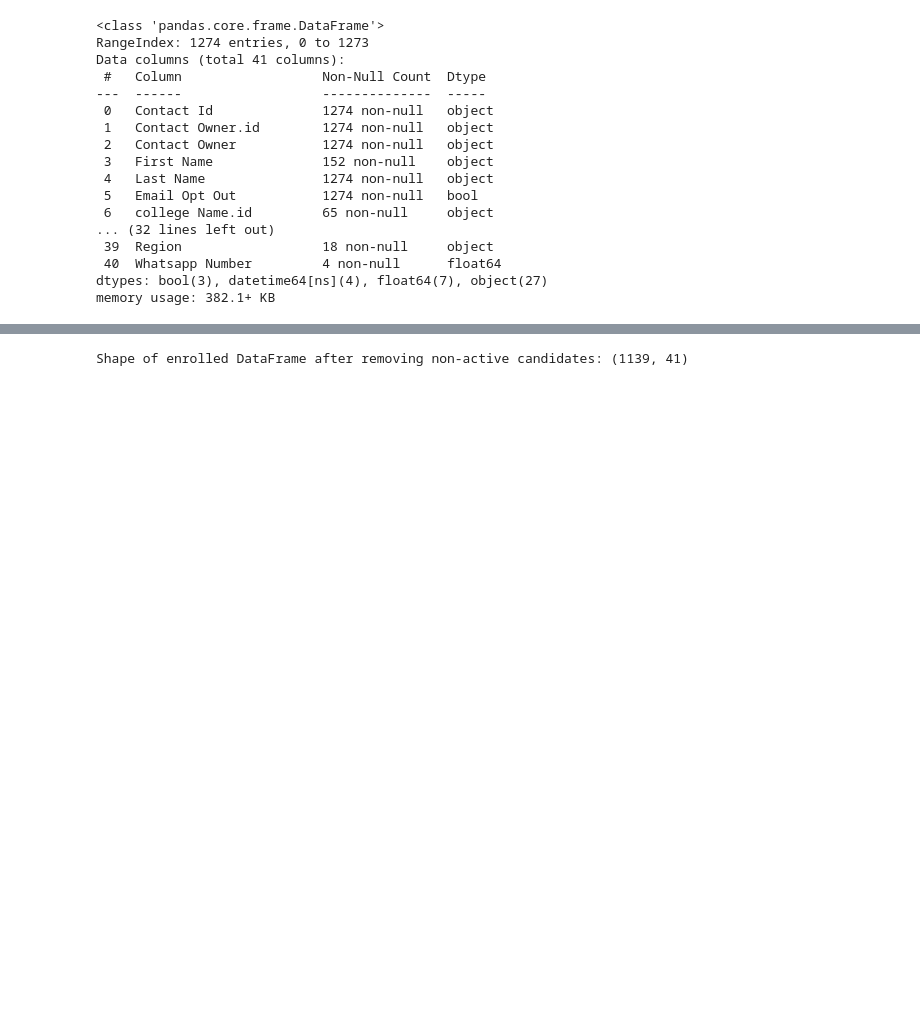
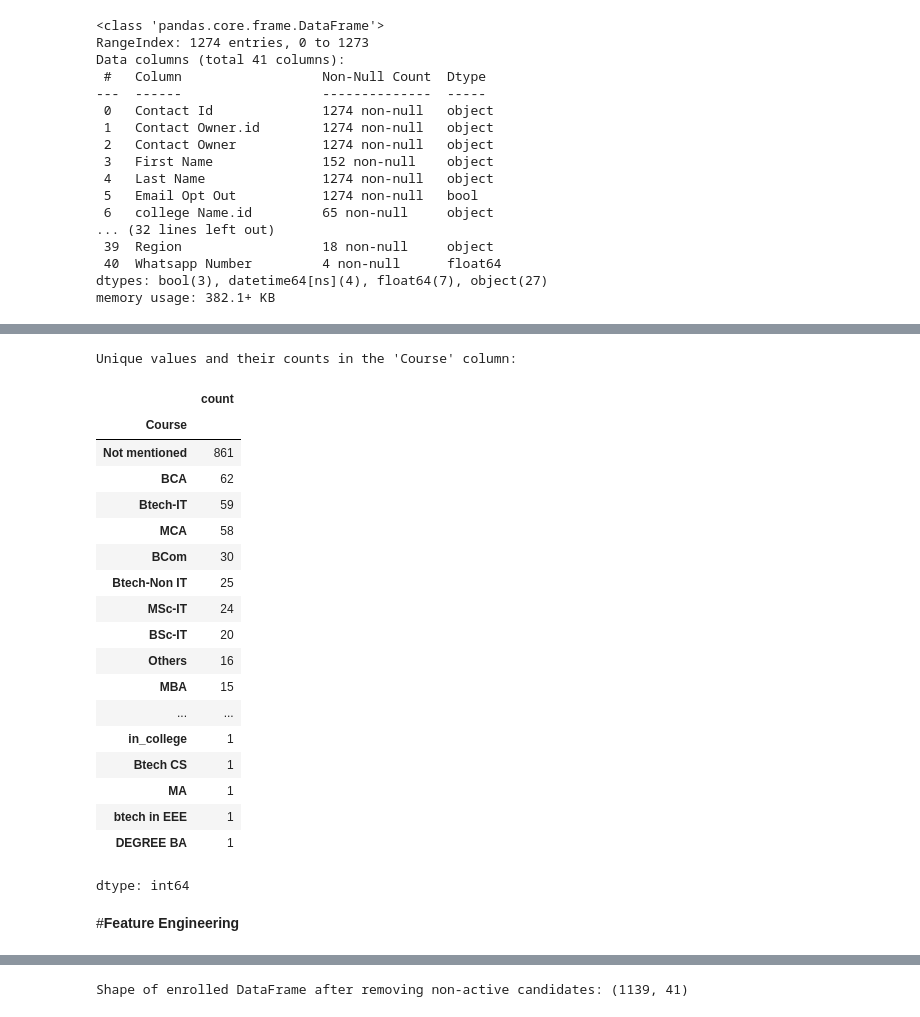
Before and after one commit to eldhosekroy/churn_prediction, a Jupyter notebook: Churn_data.ipynb, the cells around one changed output, grey strips where cells are left out. Cells and saved outputs as stored; diff of their text form; code cells hidden in the pictures; blank space fills up the shorter version.

```diff
--- a/Churn_data.ipynb
+++ b/Churn_data.ipynb
@@ -56,0 +189,42 @@ enrolled.describe()
+# %%
+# handling null values in different columns
+# fill null values for 'invoice' column
+enrolled['Invoice'] = enrolled['Invoice'].fillna('No')
+enrolled['Invoice'] = enrolled['Invoice'].replace('yes', 'Yes')
+
+# fill null values for 'program joined' column
+enrolled['Program Joined'] = enrolled['Program Joined'].fillna('Not joined')
+
+# fill null values for 'program location' column (mode)
+mode_program_location = enrolled['Program Location'].mode()[0]
+enrolled['Program Location'] = enrolled['Program Location'].fillna(mode_program_location)
+
+# fill null values for 'experience' column
+enrolled['Experience'] = enrolled['Experience'].fillna(0)
+
+# fill null values for 'course' column
+enrolled['Course'] = enrolled['Course'].fillna('Not mentioned')
+
+# fill null values for 'lead generated on' column
+# Sort the DataFrame by 'Lead Generated on' in ascending order
+enrolled_sorted = enrolled.sort_values(by='Lead Generated on', ascending=True)
+# Fill null values in 'Lead Generated on' with the previous valid date
+enrolled['Lead Generated on'] = enrolled_sorted['Lead Generated on'].ffill()
+# Sort back to original index order if needed (optional, often good practice)
+enrolled = enrolled.sort_index()
+
+#fill null values for 'batch assigned to' column
+enrolled['Batch Assigned to'] = enrolled['Batch Assigned to'].fillna('Not assigned')
+
+#fill null values for 'source of lead' column
+mode_source_of_lead = enrolled['Source of lead'].mode()[0]
+enrolled['Source of lead'] = enrolled['Source of lead'].fillna(mode_source_of_lead)
+
+#fill null values for 'tag' column
+enrolled['Tag'] = enrolled['Tag'].fillna('Not mentioned')
+
+#fill null values for 'description' column
+enrolled['Description'] = enrolled['Description'].fillna('Not mentioned')
+
+#fill null values for 'mode of program joined' column
+enrolled['Mode of Program Joined'] = enrolled['Mode of Program Joined'].fillna('Not mentioned')
@@ -56,0 +302,24 @@ enrolled.describe()
+# %%
+print("Unique values and their counts in the 'Course' column:")
+display(enrolled['Course'].value_counts(dropna=False))
+# %% [output]
+Unique values and their counts in the 'Course' column:
+|  | count |
+| Course |  |
+| Not mentioned | 861 |
+| BCA | 62 |
+| Btech-IT | 59 |
+| MCA | 58 |
+| BCom | 30 |
+| Btech-Non IT | 25 |
+| MSc-IT | 24 |
+| BSc-IT | 20 |
+| Others | 16 |
+| MBA | 15 |
+| ... | ... |
+| in_college | 1 |
+| Btech CS | 1 |
+| MA | 1 |
+| btech in EEE | 1 |
+| DEGREE BA | 1 |
+dtype: int64
@@ -56,0 +454,2 @@ enrolled.describe()
+# %% [markdown]
+#**Feature Engineering**
```
Also changed, not shown: parts of 42 cells of this notebook.
